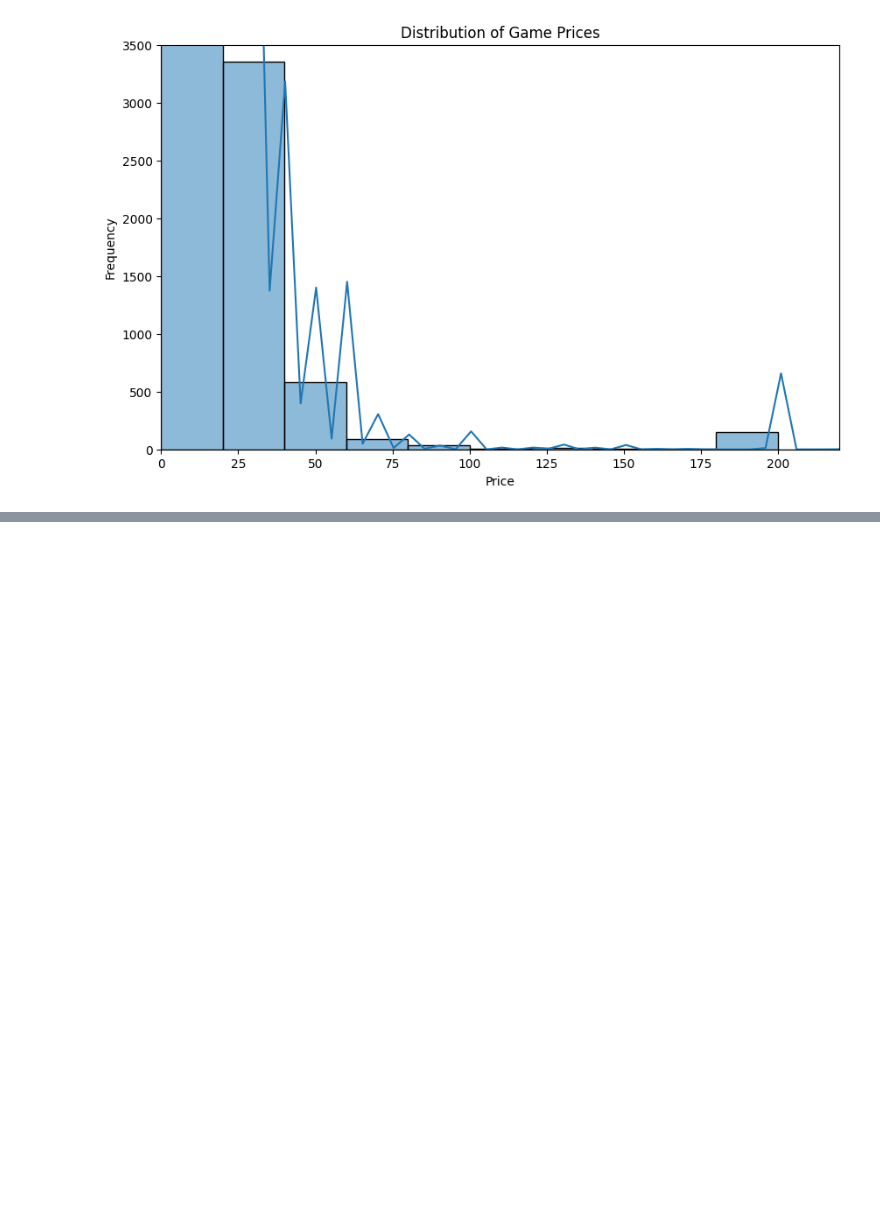
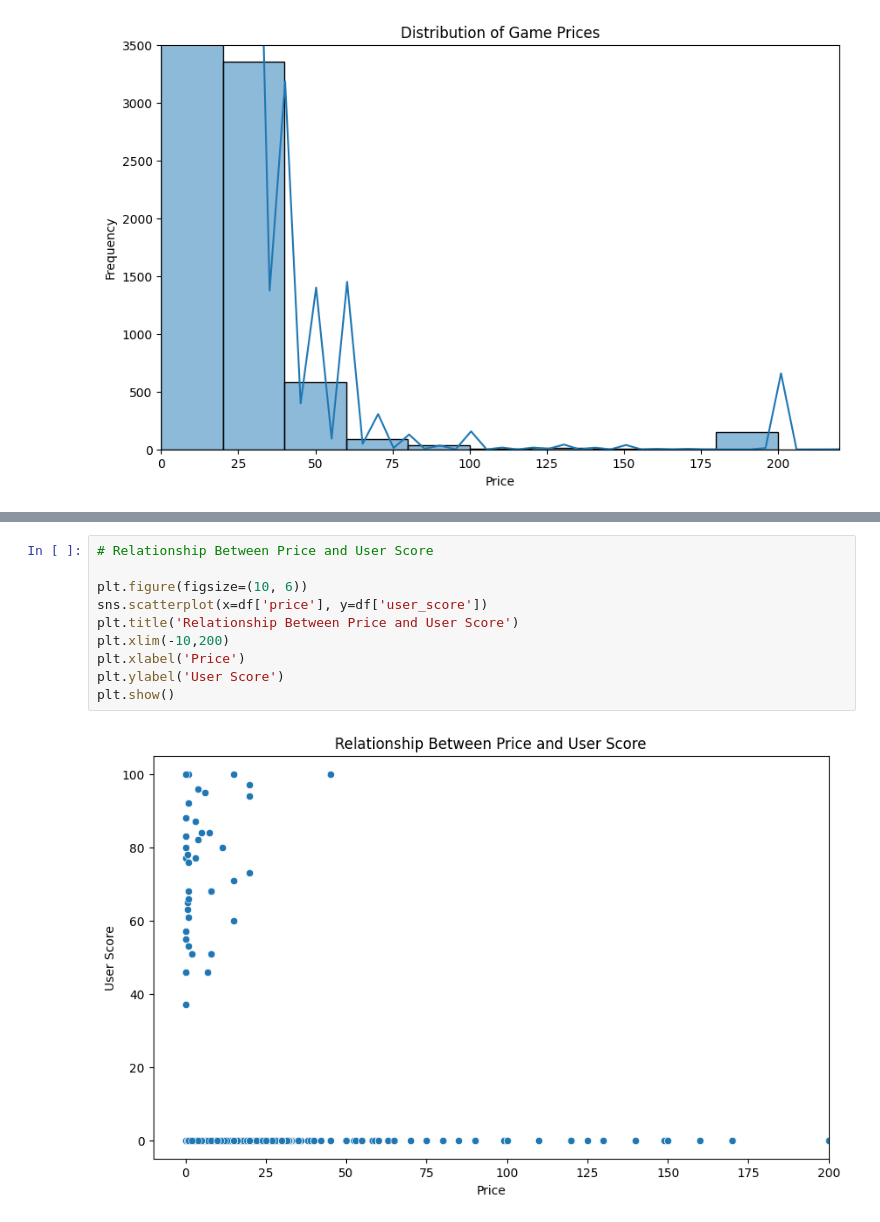
Before and after one commit to dengas/Steam-Game-Analytics, a Jupyter notebook: analysis.ipynb, the cells around one changed output, grey strips where cells are left out. Drawn from its saved outputs; the diff is of its cells as text; blank space fills up the shorter version.

```diff
--- a/analysis.ipynb
+++ b/analysis.ipynb
@@ -258,0 +313,12 @@ dtype: int64
+# %%
+# Relationship Between Price and User Score
+
+plt.figure(figsize=(10, 6))
+sns.scatterplot(x=df['price'], y=df['user_score'])
+plt.title('Relationship Between Price and User Score')
+plt.xlim(-10,200)
+plt.xlabel('Price')
+plt.ylabel('User Score')
+plt.show()
+# %% [output]
+[figure, added]
```
Also changed, not shown: parts of 10 cells of this notebook, 1 other file.
